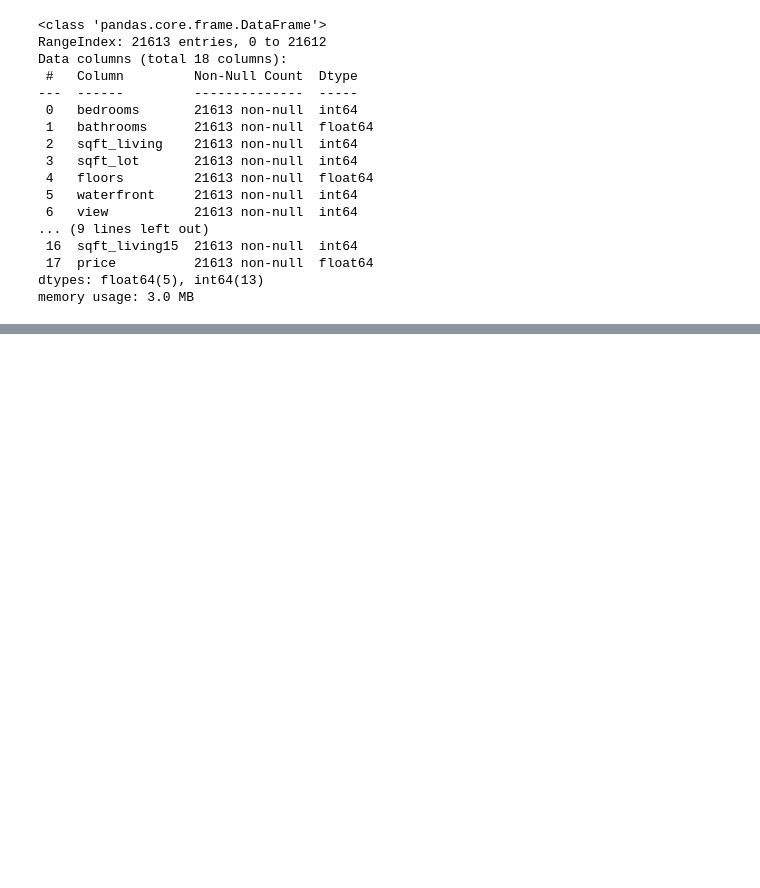
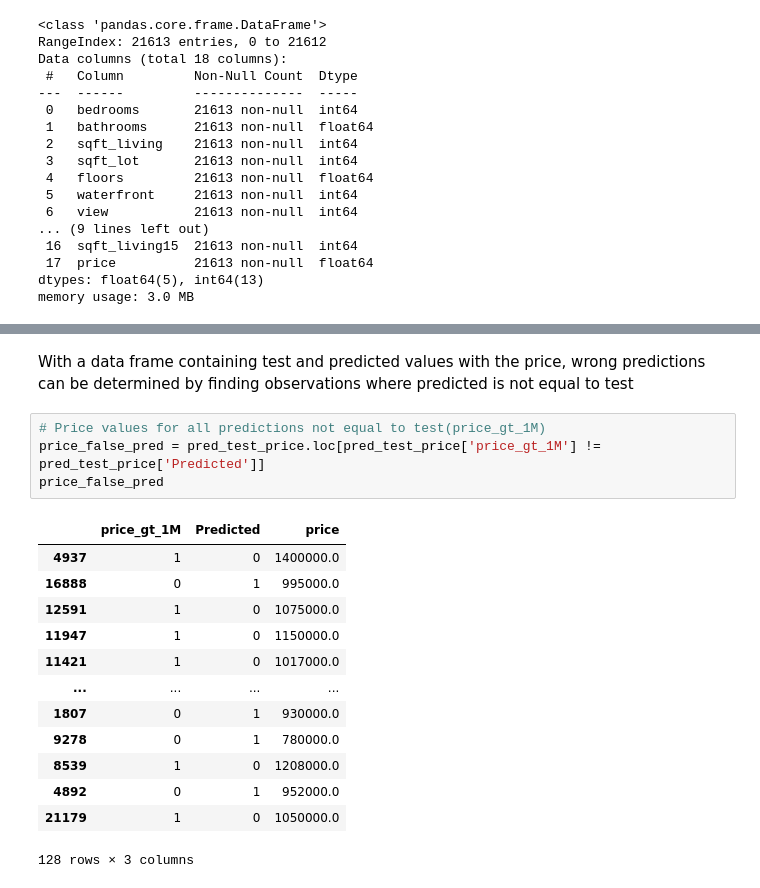
Before and after one commit to OsarodionOdion/skClassModels, a Jupyter notebook: skclass_models_hs.ipynb, the cells around one changed output, grey strips where cells are left out. Cells and saved outputs as stored; diff of their text form; blank space fills up the shorter version.

```diff
--- a/skclass_models_hs.ipynb
+++ b/skclass_models_hs.ipynb
@@ -795 +770,21 @@ wrong_price
+# %% [markdown]
+With a data frame containing test and predicted values with the price, wrong predictions can be determined by finding observations where predicted is not equal to test
+# %%
+# Price values for all predictions not equal to test(price_gt_1M)
+price_false_pred = pred_test_price.loc[pred_test_price['price_gt_1M'] != pred_test_price['Predicted']]
+price_false_pred
+# %% [output]
+|  | price_gt_1M | Predicted | price |
+| 4937 | 1 | 0 | 1400000.0 |
+| 16888 | 0 | 1 | 995000.0 |
+| 12591 | 1 | 0 | 1075000.0 |
+| 11947 | 1 | 0 | 1150000.0 |
+| 11421 | 1 | 0 | 1017000.0 |
+| ... | ... | ... | ... |
+| 1807 | 0 | 1 | 930000.0 |
+| 9278 | 0 | 1 | 780000.0 |
+| 8539 | 1 | 0 | 1208000.0 |
+| 4892 | 0 | 1 | 952000.0 |
+| 21179 | 1 | 0 | 1050000.0 |
+128 rows × 3 columns
 # %%
```
Also changed, not shown: parts of 83 cells of this notebook, 1 other file.
